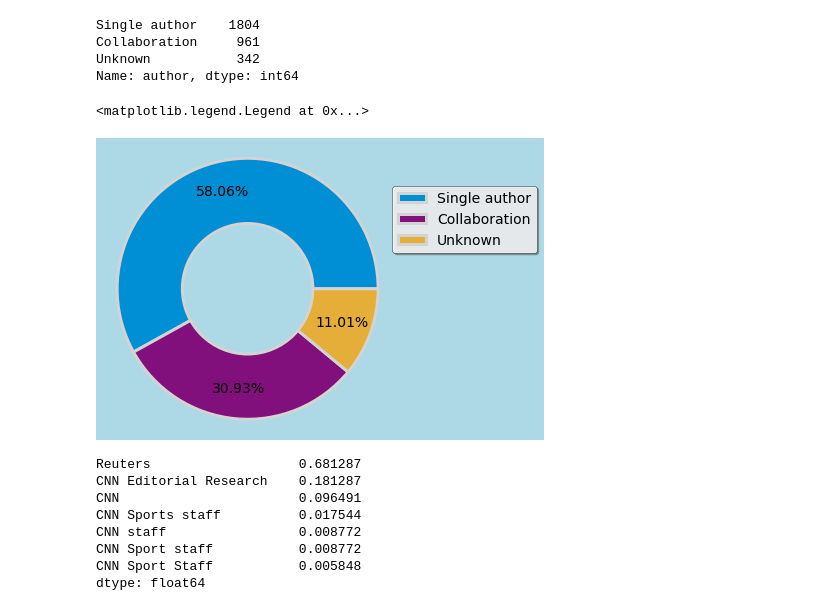
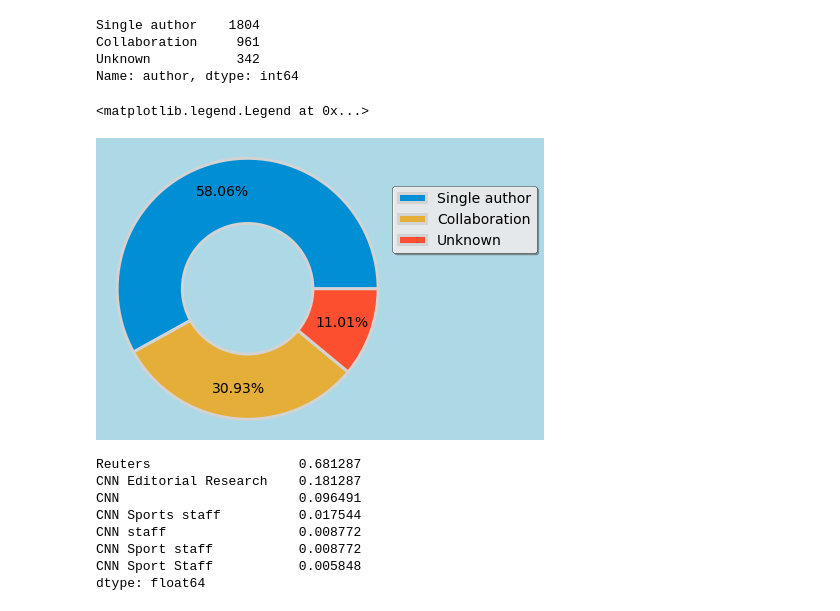
Before and after one commit to vollenia/data_analysis_CNN_news, a Jupyter notebook: analysis_cnn_xml.ipynb, the cells around one changed output. Cells and saved outputs as stored; diff of their text form; code cells hidden in the pictures.

```diff
--- a/analysis_cnn_xml.ipynb
+++ b/analysis_cnn_xml.ipynb
@@ -286,34 +293,35 @@ Name: author, dtype: int64
 # %%
 # Initiating the plot
 fig_authors, ax_authors = plt.subplots()
 
 # Feeding the data (pandas Series)
 authors.plot(kind="pie", labels=None, radius=1, wedgeprops = {"linewidth": 3, "edgecolor" : "lightgrey"},
-                            autopct="%.2f%%", pctdistance=0.77, shadow=False, startangle=0, figsize=(4,4), colors=["#008fd5", "#810f7c", "#e5ae38"])
+                            autopct="%.2f%%", pctdistance=0.77, shadow=False, startangle=0, figsize=(4,4),
+                            colors=["#008fd5", "#e5ae38", "#fc4f30"]) # #008fd5, #fc4f30, #e5ae38, #6d904f, #8b8b8b, #810f7c
 
 # Creating adoughnut chart
 circle = plt.Circle((0,0), 0.5, facecolor="lightblue", edgecolor="lightgrey", linewidth=3, fill=True)
 p = plt.gcf()
 p.gca().add_artist(circle)
 
 # Configuring the chart
 fig_authors.subplots_adjust(left=0, right=1, bottom=0, top=1, wspace=0, hspace=0)
 ax_authors.axis("equal")
 ax_authors.margins(0.05, 0.05)
 
 fig_authors.set_facecolor("lightblue")
 ax_authors.axis('off')
 ax_authors.legend(labels=authors.index, loc="lower left", bbox_to_anchor=(0.98, 0.6, 0.5, 1.5), title=None,
                     facecolor="white", edgecolor="black", fancybox=True, shadow=True, borderpad=None, framealpha=0.8)
 
 #ax_authors.set_title("Distribution of authors", loc="center", fontdict={"color":"black"})
 # 'best', 'upper right', 'upper left', 'lower left', 'lower right', 'right', 'center left',
 # 'center right', 'lower center', 'upper center', 'center'
 
 # possibly labels=np.round((authors.values / np.sum(authors.values) * 100), 2), labeldistance=0.5,
 # %% [output]
 <matplotlib.legend.Legend at 0x...>
-[figure, old version]
+[figure, new version]
 # %%
 test_series = pd.Series(unknown)
 #len(test_series.value_counts())
```
Also changed, not shown: parts of 7 cells of this notebook.
